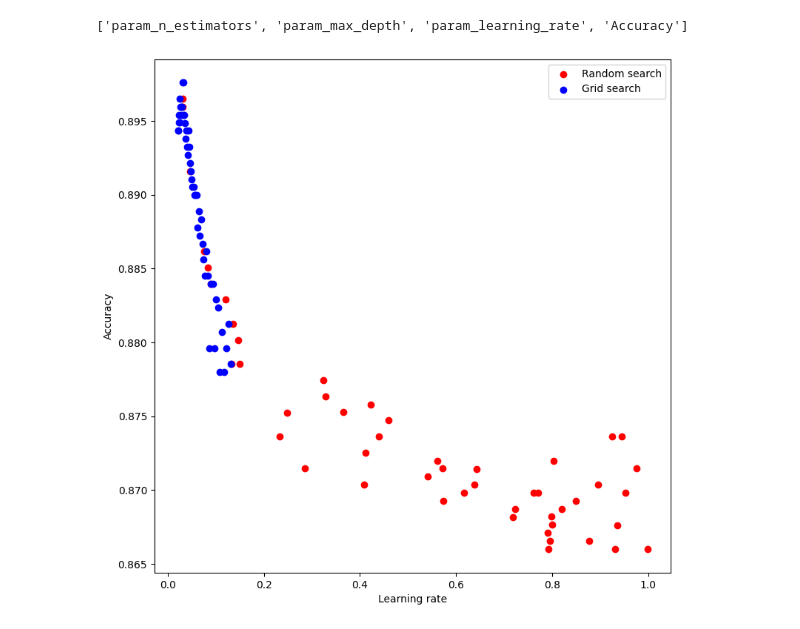
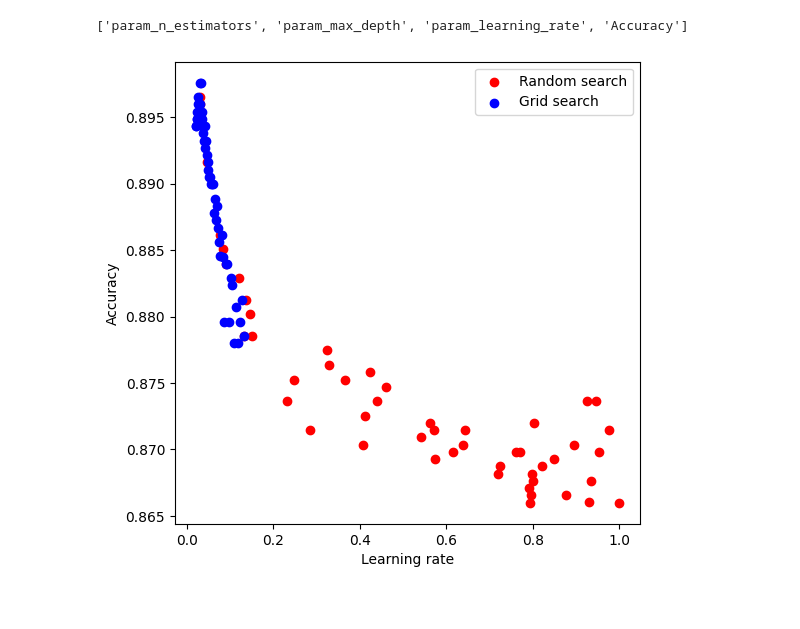
Before and after one commit to el-thobhy/rainfall-prediction, a Jupyter notebook: multiclass_90-10/test_code_bmkg.ipynb, the cells around one changed output. Cells and saved outputs as stored; diff of their text form; code cells hidden in the pictures.

```diff
--- a/multiclass_90-10/test_code_bmkg.ipynb
+++ b/multiclass_90-10/test_code_bmkg.ipynb
@@ -579,25 +579,25 @@ result_fine['Accuracy'] = Accuracy_Fine
 # %%
 import matplotlib.pyplot as plt
 
-plt.figure(figsize=(9,9))
+plt.figure(figsize=(6,6))
 x1= result_coarse['param_learning_rate']
 y1= result_coarse['mean_test_score']
 
 x2= result_fine['param_learning_rate']
 y2= result_fine['mean_test_score']
 
 plt.scatter(x1, y1, color='red', label='Random search')
 
 plt.scatter(x2, y2, color='blue', label='Grid search')
 
 plt.legend()
 plt.xlabel('Learning rate')
 plt.ylabel('Accuracy')
 
 # Tampilkan grafik
 plt.show()
 # %% [output]
-[figure, old version]
+[figure, new version]
 # %%
 hasil = pd.DataFrame(search.cv_results_)
 hasil = hasil.sort_values('mean_test_score', ascending=False)
```
Also changed, not shown: 15 other files.
